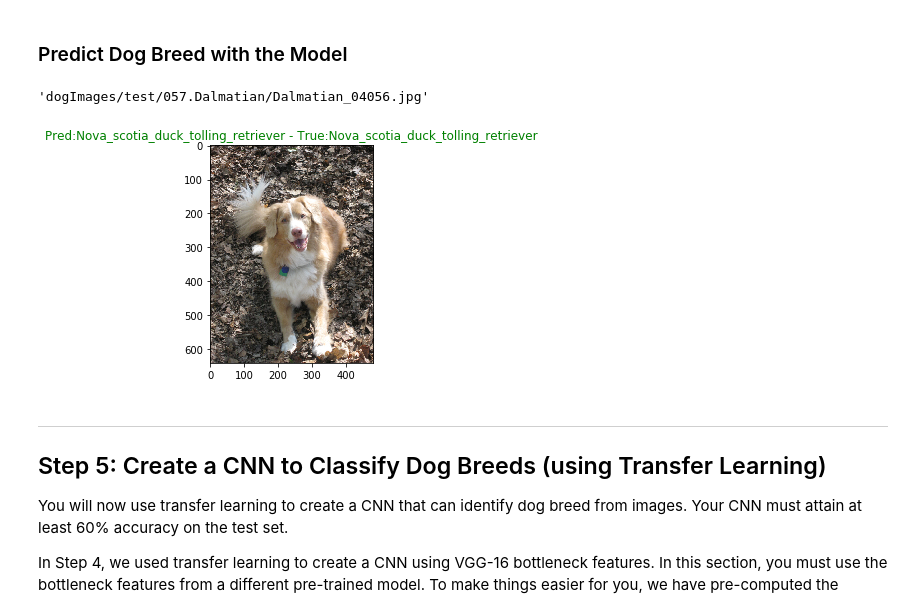
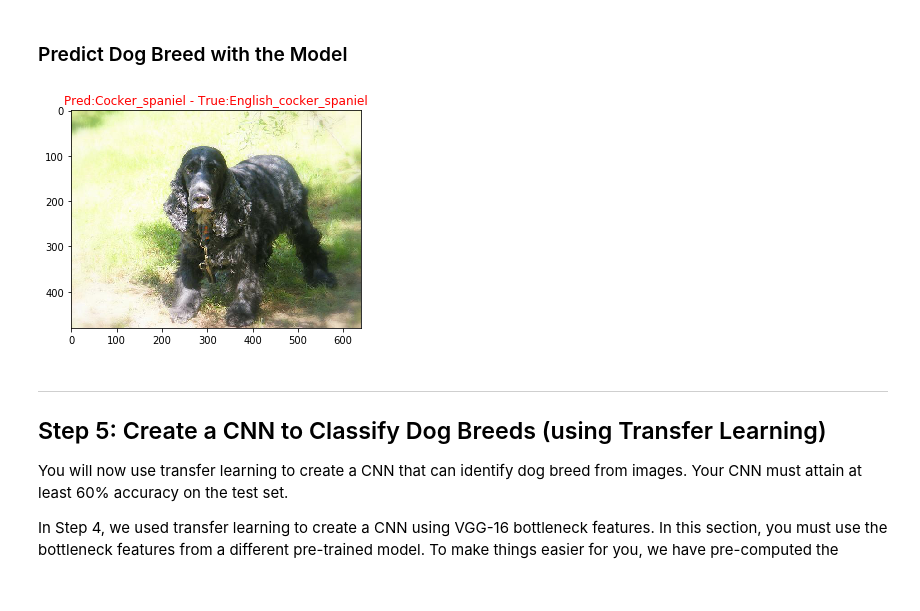
Before and after one commit to m00nd00r/Dog-Breed-App, a Jupyter notebook: dog_app.ipynb, the cells around one changed output. Drawn from its saved outputs; the diff is of its cells as text; code cells hidden in the pictures.

```diff
--- a/dog_app.ipynb
+++ b/dog_app.ipynb
@@ -205,7 +207,2 @@ print("{:.0%} human faces in dog files.".format(hf_dogfiles))
 
 11% human faces in dog files.
-# %%
-img = cv2.imread(human_files_short[0])
-cv_rgb = cv2.cvtColor(img, cv2.COLOR_BGR2RGB)
-plt.imshow(cv_rgb)
-plt.show()
@@ -643,17 +599,17 @@ _________________________________________________________________
 # %%
-from keras.optimizers import SGD
-
-sgd = SGD(lr=0.01, decay=1e-6, momentum=0.9, nesterov=True)
-model3.compile(optimizer=sgd, loss='categorical_crossentropy', metrics=['accuracy'])
-
-epochs = 50
-batch_size = 12
-
-checkpointer = ModelCheckpoint(filepath='saved_models/weights3.best.from_scratch.hdf5',
-                               verbose=2, save_best_only=True)
-
-model3.fit_generator(datagen_train.flow(train_tensors, train_targets, batch_size=batch_size),
-                    steps_per_epoch=train_tensors.shape[0] // batch_size,
-                    epochs=epochs, verbose=1, callbacks=[checkpointer],
-                    validation_data=datagen_valid.flow(valid_tensors, valid_targets, batch_size=batch_size),
-                    validation_steps=valid_tensors.shape[0] // batch_size)
+#from keras.optimizers import SGD
+#
+#sgd = SGD(lr=0.01, decay=1e-6, momentum=0.9, nesterov=True)
+#model3.compile(optimizer=sgd, loss='categorical_crossentropy', metrics=['accuracy'])
+#
+#epochs = 50
+#batch_size = 12
+#
+#checkpointer = ModelCheckpoint(filepath='saved_models/weights3.best.from_scratch.hdf5',
+#                               verbose=2, save_best_only=True)
+#
+#model3.fit_generator(datagen_train.flow(train_tensors, train_targets, batch_size=batch_size),
+#                    steps_per_epoch=train_tensors.shape[0] // batch_size,
+#                    epochs=epochs, verbose=1, callbacks=[checkpointer],
+#                    validation_data=datagen_valid.flow(valid_tensors, valid_targets, batch_size=batch_size),
+#                    validation_steps=valid_tensors.shape[0] // batch_size)
@@ -767,9 +721,5 @@ Test accuracy: 34.0909%
 # %% [markdown]
 ### Predict Dog Breed with the Model
-# %%
-test_files[0]
-# %% [output]
-'dogImages/test/057.Dalmatian/Dalmatian_04056.jpg'
 # %%
 from extract_bottleneck_features import *
 
@@ -790,10 +740,10 @@ def show_prediction(img_path):
     plt.imshow(cv_rgb)
     plt.show()
 # %%
-ind = np.random.choice(836)
+ind = np.random.choice(test_files.shape[0])
 show_prediction(test_files[ind])
 # %% [output]
-[figure, old version]
+[figure, new version]
 # %% [markdown]
 ---
 <a id='step5'></a>
```
Also changed, not shown: parts of 41 cells of this notebook.
